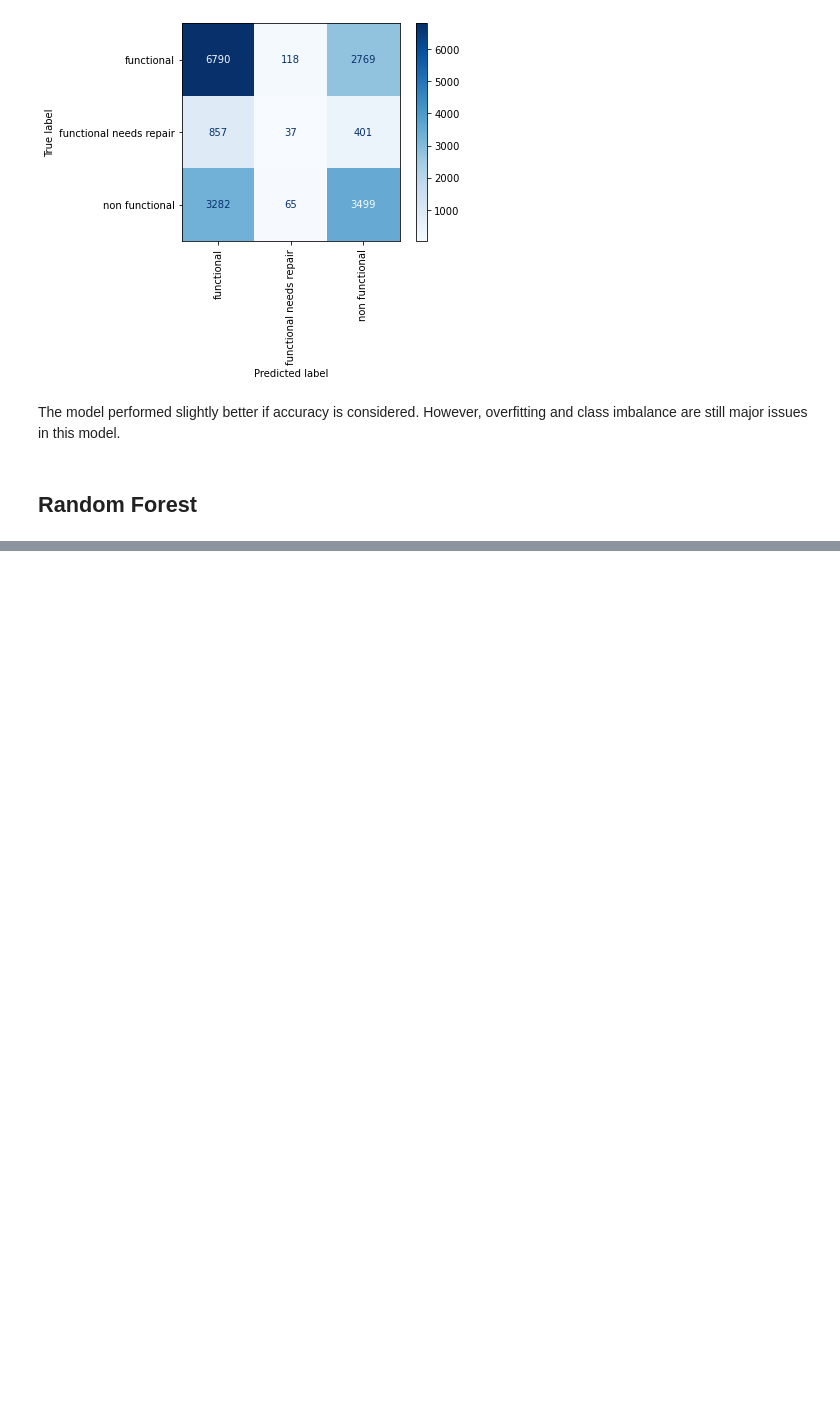
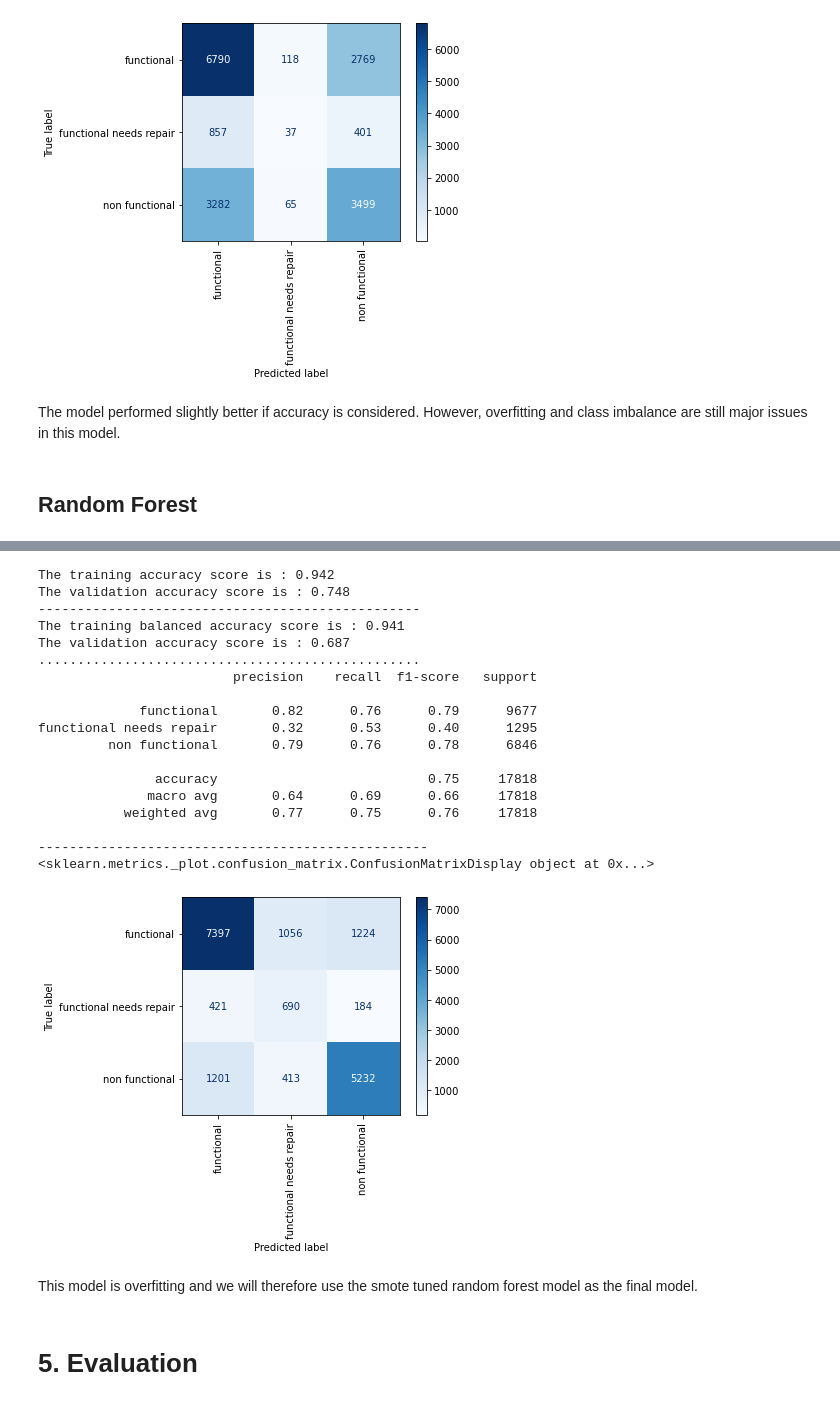
Before and after one commit to OswaldCc/Tanzania-Water-Pump-Status-Prediction, a Jupyter notebook: Tanzania Water Pump Status.ipynb, the cells around one changed output, grey strips where cells are left out. Drawn from its saved outputs; the diff is of its cells as text; code cells hidden in the pictures; blank space fills up the shorter version.

```diff
--- a/Tanzania Water Pump Status.ipynb
+++ b/Tanzania Water Pump Status.ipynb
@@ -1031,0 +1103,5 @@ The model performed slightly better if accuracy is considered. However, overfitt
+# %%
+sm_tomek = SMOTETomek(random_state=42)
+# Fit resample X_train and y_train
+
+X_train_oversampled2, y_train_oversampled2 = sm_tomek.fit_resample(preprocessed_train, y_train)
@@ -1031,0 +1120,26 @@ The model performed slightly better if accuracy is considered. However, overfitt
+# %%
+model_eval(rf_smote_tomek, X_train_oversampled2, y_train_oversampled2,preprocessed_test, y_test)
+# %% [output]
+The training accuracy score is : 0.942
+The validation accuracy score is : 0.748
+-------------------------------------------------
+The training balanced accuracy score is : 0.941
+The validation accuracy score is : 0.687
+.................................................
+                         precision    recall  f1-score   support
+
+             functional       0.82      0.76      0.79      9677
+functional needs repair       0.32      0.53      0.40      1295
+         non functional       0.79      0.76      0.78      6846
+
+               accuracy                           0.75     17818
+              macro avg       0.64      0.69      0.66     17818
+           weighted avg       0.77      0.75      0.76     17818
+
+--------------------------------------------------
+<sklearn.metrics._plot.confusion_matrix.ConfusionMatrixDisplay object at 0x...>
+[figure, added]
+# %% [markdown]
+This model is overfitting and we will therefore use the smote tuned random forest model as the final model.
+# %% [markdown]
+# 5. Evaluation
```
Also changed, not shown: parts of 17 cells of this notebook.
